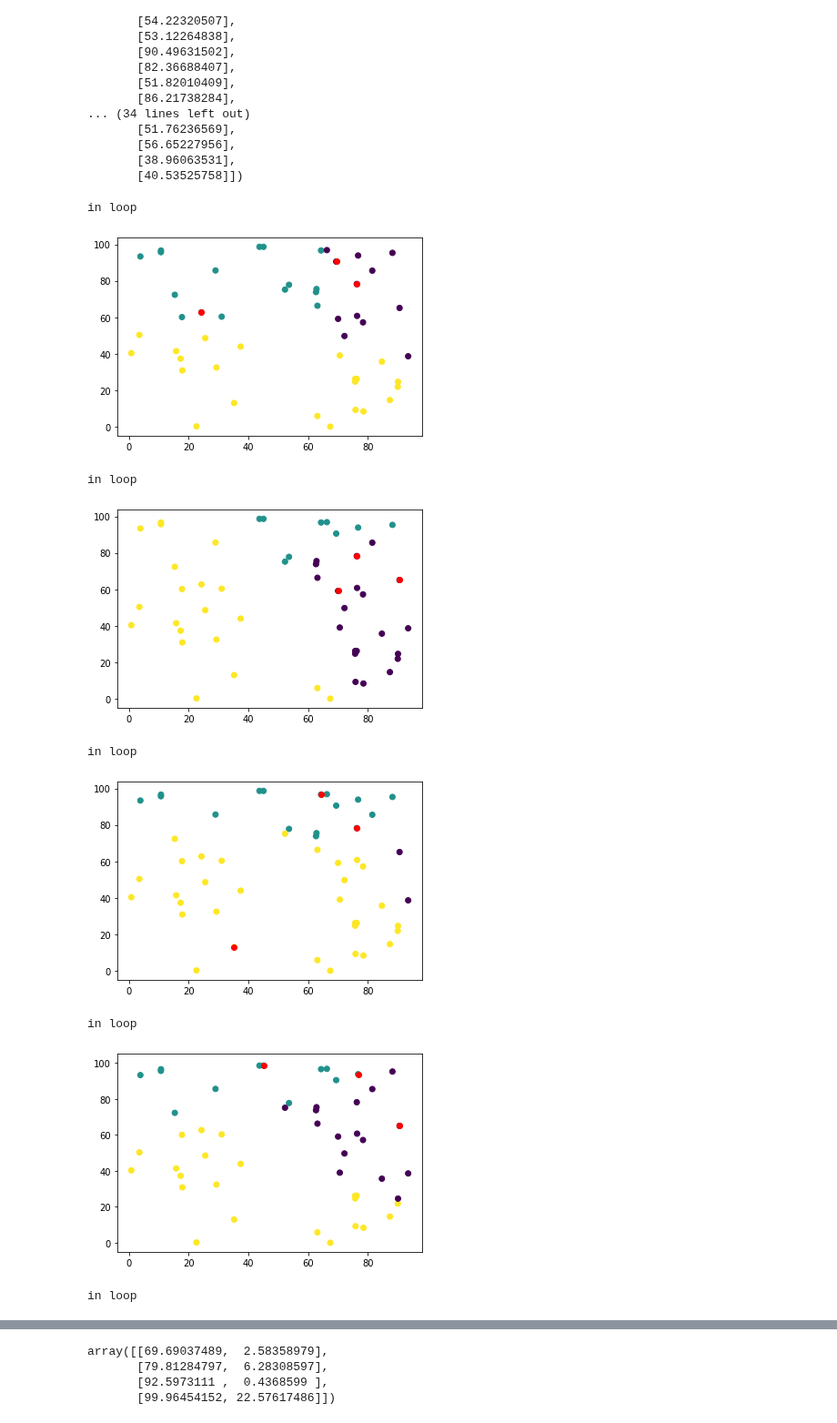
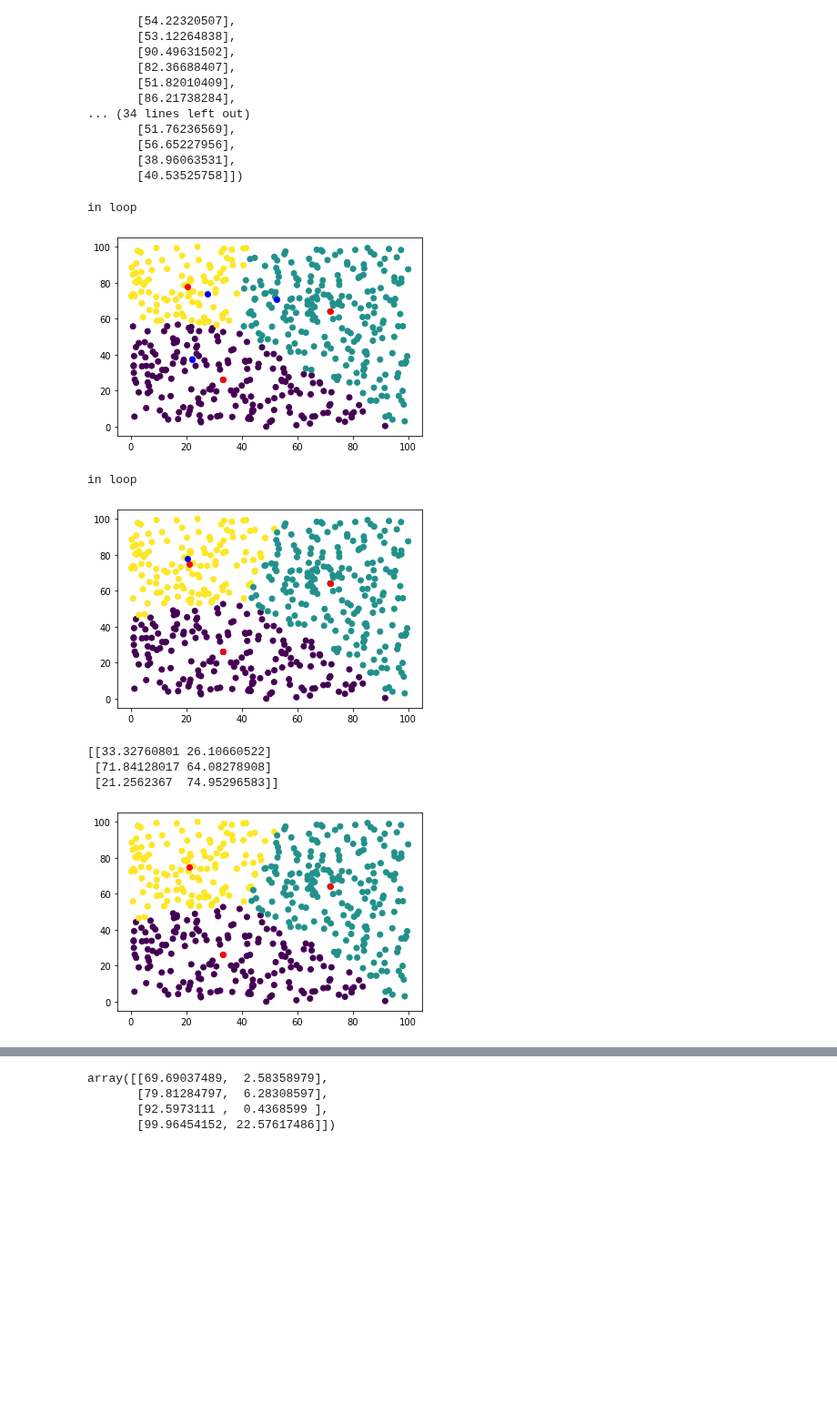
Before and after one commit to eyvonne/K_means, a Jupyter notebook: src/Matrix_math.ipynb, the cells around one changed output, grey strips where cells are left out. Shown at 91% size. Drawn from its saved outputs; the diff is of its cells as text; code cells hidden in the pictures; blank space fills up the shorter version.

```diff
--- a/src/Matrix_math.ipynb
+++ b/src/Matrix_math.ipynb
@@ -156,45 +156,47 @@ def get_distances(X):
 k = 3
 cluster = KMeansClustering(k)
 # cluster.fit(X)
-X = np.random.rand(50,2)*100
+X = np.random.rand(500,2)*100
 x, y = X.T
 # %%
 # Select K random points from x
 # to grab a random row from numpy one has to generate a number then grab that row
 c_ids = np.random.randint(X.shape[0], size=k)
 centers = X[c_ids]
 previous = np.random.rand(k, 2).squeeze()
 
 while np.all(previous != centers):
     print('in loop')
     previous = centers.copy()
     # this part needs to loop
     # get the distance from each point to the center
     distances = spatial.distance_matrix(X, centers)
     # Assign to centers
     assignments = np.argmin(distances, axis=1)
 
     #display the data
     plt.scatter(x, y, c=assignments)
-    # Calculate new means
+    cx, cy = centers.T
+    plt.scatter(cx, cy, c='b')
+    # Calculate new means #this is the part that needs fixing
     for i in range(k):
         distances, means = get_distances(X[assignments == i])
-        centers[i] = X[np.argmin(means)]
+        centers[i] = X[assignments == i][np.argmin(means)]
 
     cx, cy = centers.T
     plt.scatter(cx, cy, c='r')
     plt.show()
 
 
 plt.scatter(x, y, c=assignments)
 plt.scatter(cx, cy, c='r')
+print(centers)
 # %% [output]
 in loop
-[figure, old version]
+[figure, new version]
 in loop
-[figure, old version]
+[figure, new version]
-in loop
+[[33.32760801 26.10660522]
+ [71.84128017 64.08278908]
+ [21.2562367  74.95296583]]
-[figure, old version]
+[figure, new version]
-in loop
-[figure, removed]
-in loop
```
Also changed, not shown: parts of 3 cells of this notebook, 2 other files.
